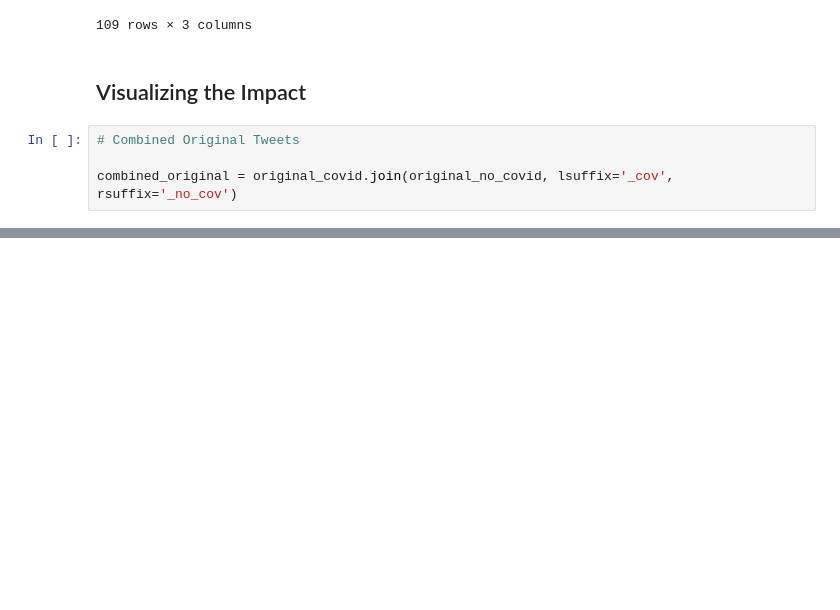
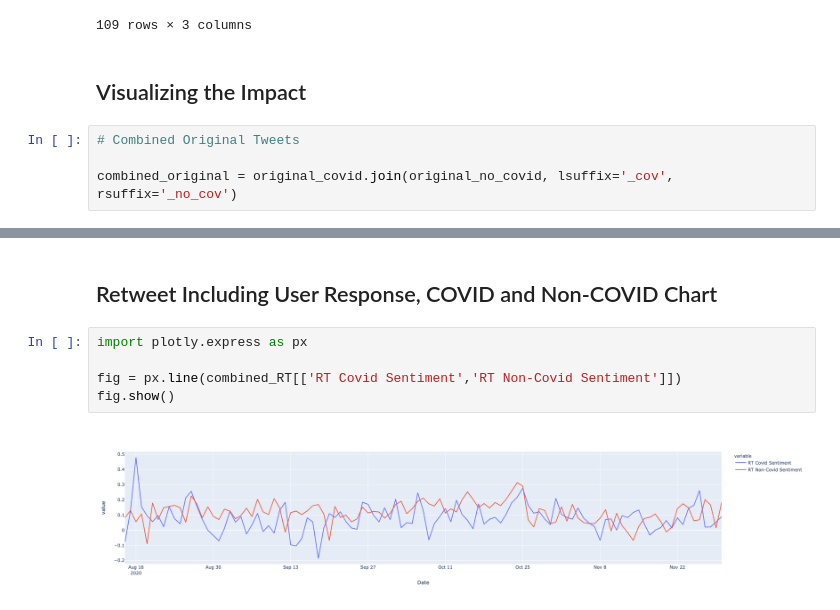
Before and after one commit to lclarko/data-science-final-project, a Jupyter notebook: notebooks/covid_sentiment_impact.ipynb, the cells around one changed output, grey strips where cells are left out. Cells and saved outputs as stored; diff of their text form; blank space fills up the shorter version.

```diff
--- a/notebooks/covid_sentiment_impact.ipynb
+++ b/notebooks/covid_sentiment_impact.ipynb
@@ -250,3 +268,12 @@ combined_original = original_covid.join(original_no_covid, lsuffix='_cov', rsuff
+# %% [markdown]
+## Retweet Including User Response, COVID and Non-COVID Chart
+# %%
+import plotly.express as px
+
+fig = px.line(combined_RT[['RT Covid Sentiment','RT Non-Covid Sentiment']])
+fig.show()
+# %% [output]
+[figure, added]
 # %%
 import plotly.express as px
 
```
Also changed, not shown: parts of 12 cells of this notebook.
